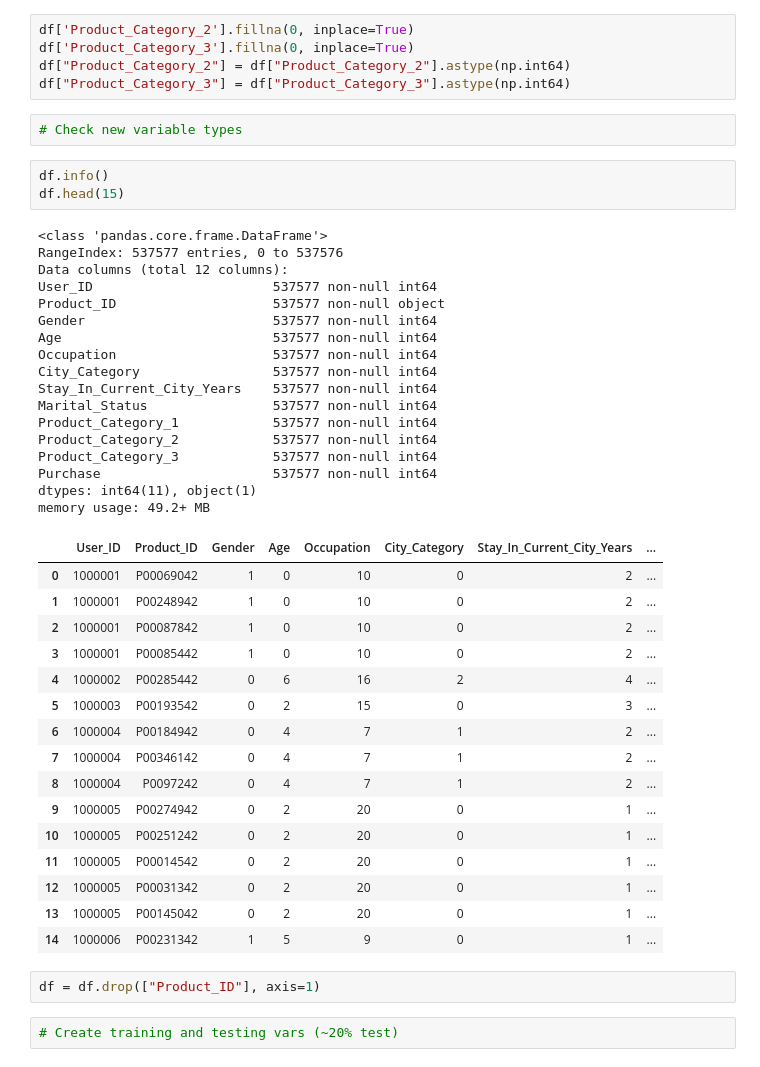
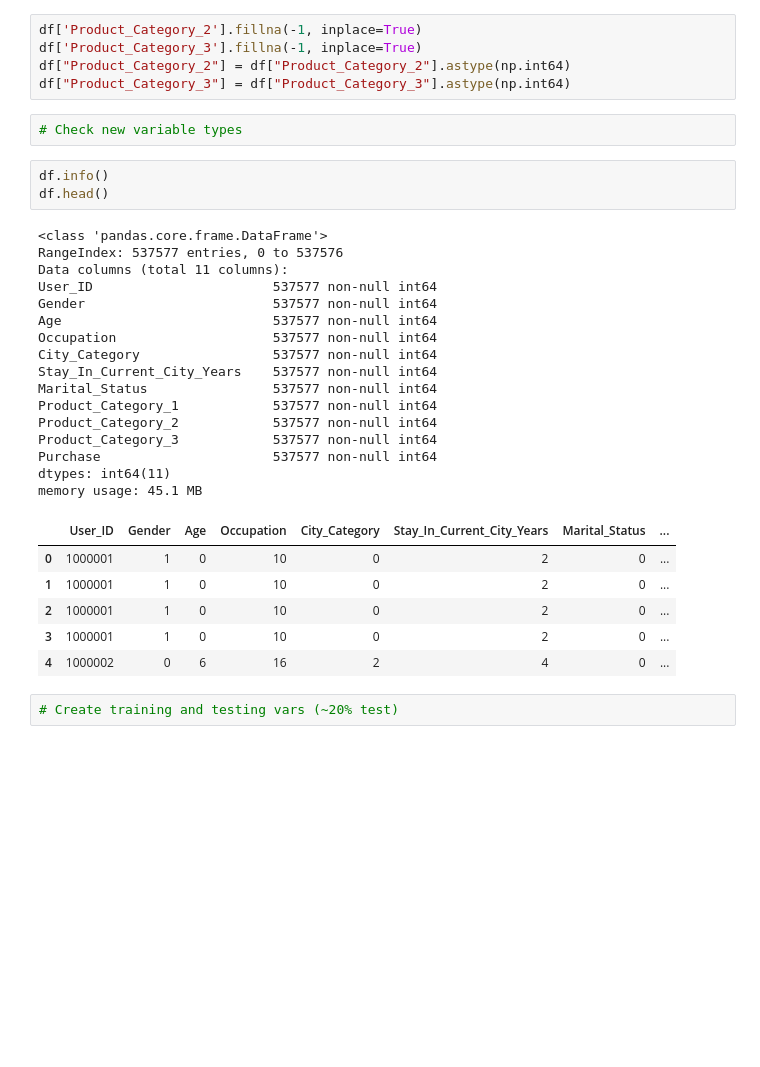
Before and after one commit to nicocurat/black-friday, a Jupyter notebook: black-friday.ipynb, the cells around one changed output. Saved outputs shown, nothing was run; the diff lists cells and outputs as text; blank space fills up the shorter version.

```diff
--- a/black-friday.ipynb
+++ b/black-friday.ipynb
@@ -148,51 +386,38 @@ df['Stay_In_Current_City_Years'] = df['Stay_In_Current_City_Years'].map({'0':0,
 # %%
 # Clean null values (these are transformed to zero) and cast to int64
 # %%
-df['Product_Category_2'].fillna(0, inplace=True)
-df['Product_Category_3'].fillna(0, inplace=True)
+df['Product_Category_2'].fillna(-1, inplace=True)
+df['Product_Category_3'].fillna(-1, inplace=True)
 df["Product_Category_2"] = df["Product_Category_2"].astype(np.int64)
 df["Product_Category_3"] = df["Product_Category_3"].astype(np.int64)
 # %%
 # Check new variable types
 # %%
 df.info()
-df.head(15)
+df.head()
 # %% [output]
 <class 'pandas.core.frame.DataFrame'>
 RangeIndex: 537577 entries, 0 to 537576
-Data columns (total 12 columns):
+Data columns (total 11 columns):
 User_ID                       537577 non-null int64
-Product_ID                    537577 non-null object
 Gender                        537577 non-null int64
 Age                           537577 non-null int64
 Occupation                    537577 non-null int64
 City_Category                 537577 non-null int64
 Stay_In_Current_City_Years    537577 non-null int64
 Marital_Status                537577 non-null int64
 Product_Category_1            537577 non-null int64
 Product_Category_2            537577 non-null int64
 Product_Category_3            537577 non-null int64
 Purchase                      537577 non-null int64
-dtypes: int64(11), object(1)
-memory usage: 49.2+ MB
+dtypes: int64(11)
+memory usage: 45.1 MB
-|  | User_ID | Product_ID | Gender | Age | Occupation | City_Category | Stay_In_Current_City_Years | ... |
-| 0 | 1000001 | P00069042 | 1 | 0 | 10 | 0 | 2 | ... |
-| 1 | 1000001 | P00248942 | 1 | 0 | 10 | 0 | 2 | ... |
-| 2 | 1000001 | P00087842 | 1 | 0 | 10 | 0 | 2 | ... |
-| 3 | 1000001 | P00085442 | 1 | 0 | 10 | 0 | 2 | ... |
-| 4 | 1000002 | P00285442 | 0 | 6 | 16 | 2 | 4 | ... |
-| 5 | 1000003 | P00193542 | 0 | 2 | 15 | 0 | 3 | ... |
-| 6 | 1000004 | P00184942 | 0 | 4 | 7 | 1 | 2 | ... |
-| 7 | 1000004 | P00346142 | 0 | 4 | 7 | 1 | 2 | ... |
-| 8 | 1000004 | P0097242 | 0 | 4 | 7 | 1 | 2 | ... |
-| 9 | 1000005 | P00274942 | 0 | 2 | 20 | 0 | 1 | ... |
-| 10 | 1000005 | P00251242 | 0 | 2 | 20 | 0 | 1 | ... |
-| 11 | 1000005 | P00014542 | 0 | 2 | 20 | 0 | 1 | ... |
-| 12 | 1000005 | P00031342 | 0 | 2 | 20 | 0 | 1 | ... |
-| 13 | 1000005 | P00145042 | 0 | 2 | 20 | 0 | 1 | ... |
-| 14 | 1000006 | P00231342 | 1 | 5 | 9 | 0 | 1 | ... |
+|  | User_ID | Gender | Age | Occupation | City_Category | Stay_In_Current_City_Years | Marital_Status | ... |
+| 0 | 1000001 | 1 | 0 | 10 | 0 | 2 | 0 | ... |
+| 1 | 1000001 | 1 | 0 | 10 | 0 | 2 | 0 | ... |
+| 2 | 1000001 | 1 | 0 | 10 | 0 | 2 | 0 | ... |
+| 3 | 1000001 | 1 | 0 | 10 | 0 | 2 | 0 | ... |
+| 4 | 1000002 | 0 | 6 | 16 | 2 | 4 | 0 | ... |
-# %%
-df = df.drop(["Product_ID"], axis=1)
 # %%
 # Create training and testing vars (~20% test)
 # %%
```
Also changed, not shown: parts of 53 cells of this notebook.
